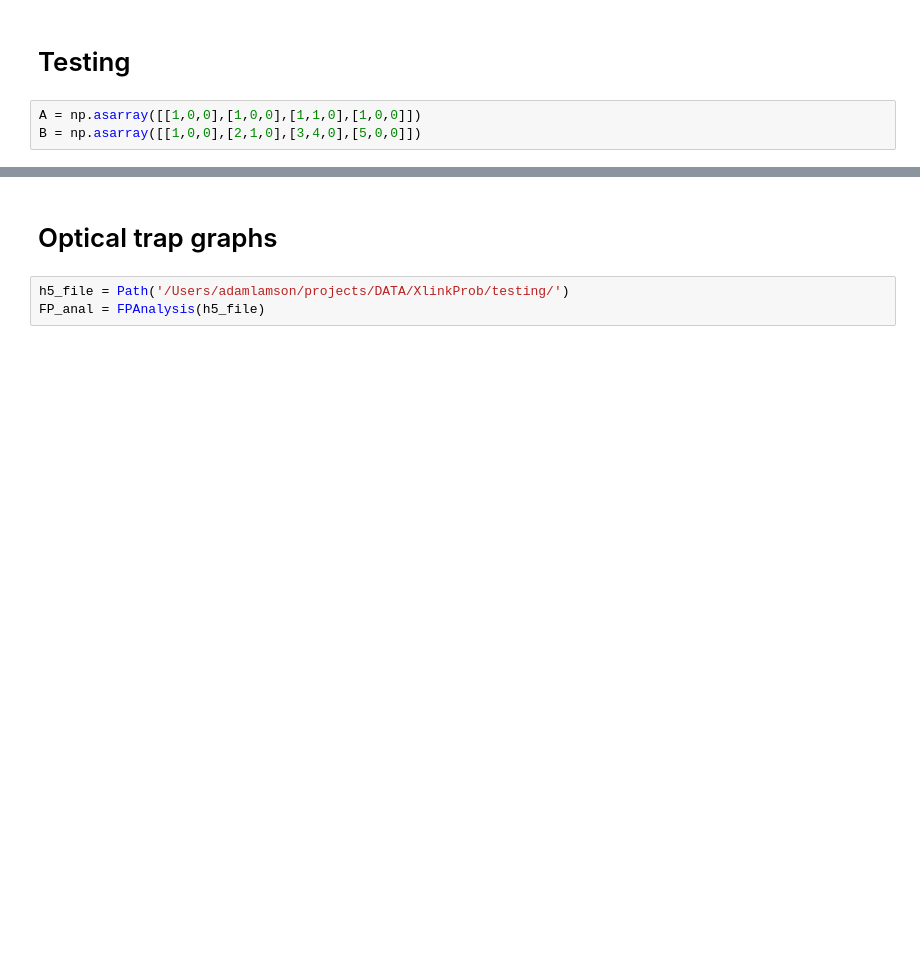
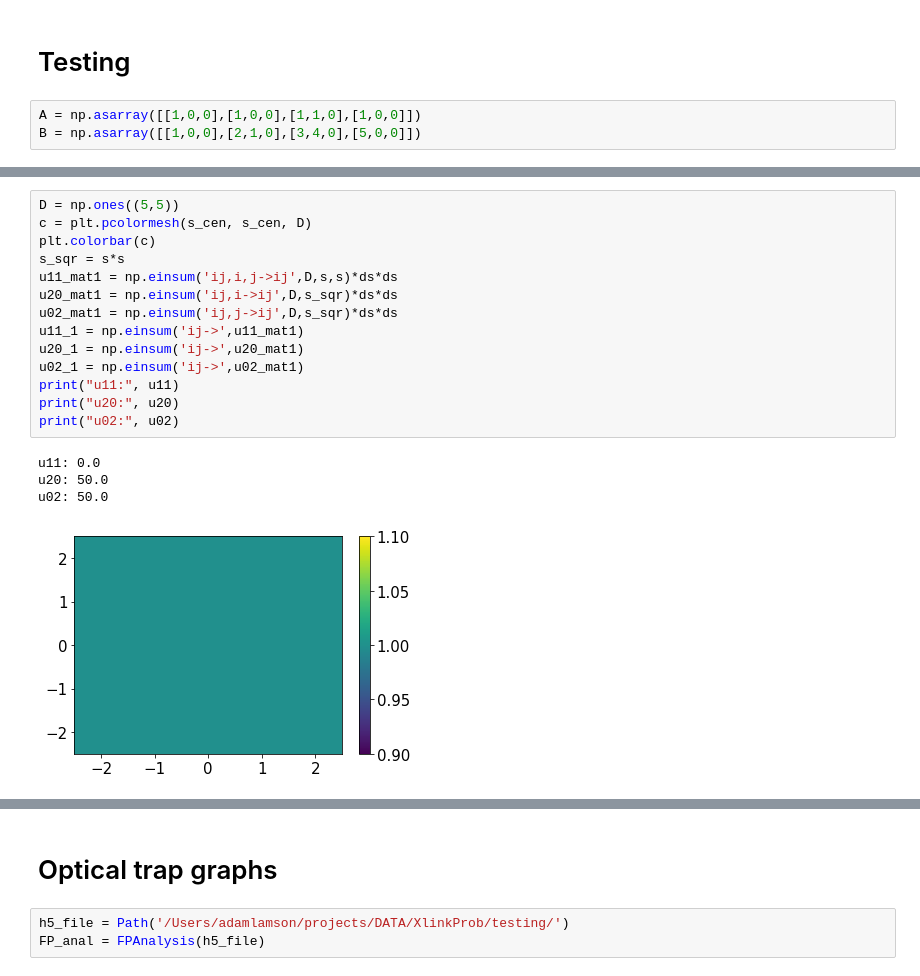
Before and after one commit to lamsoa729/FoXlink, a Jupyter notebook: notebooks/FP_graph_prototypes.ipynb, the cells around one changed output, grey strips where cells are left out. Cells and saved outputs as stored; diff of their text form; blank space fills up the shorter version.

```diff
--- a/notebooks/FP_graph_prototypes.ipynb
+++ b/notebooks/FP_graph_prototypes.ipynb
@@ -206,0 +307,19 @@ print(np.einsum('ij,ij->i', A, B))
+# %%
+D = np.ones((5,5))
+c = plt.pcolormesh(s_cen, s_cen, D)
+plt.colorbar(c)
+s_sqr = s*s
+u11_mat1 = np.einsum('ij,i,j->ij',D,s,s)*ds*ds
+u20_mat1 = np.einsum('ij,i->ij',D,s_sqr)*ds*ds
+u02_mat1 = np.einsum('ij,j->ij',D,s_sqr)*ds*ds
+u11_1 = np.einsum('ij->',u11_mat1)
+u20_1 = np.einsum('ij->',u20_mat1)
+u02_1 = np.einsum('ij->',u02_mat1)
+print("u11:", u11)
+print("u20:", u20)
+print("u02:", u02)
+# %% [output]
+u11: 0.0
+u20: 50.0
+u02: 50.0
+[figure, added]
```
Also changed, not shown: parts of 14 cells of this notebook, 11 other files.
